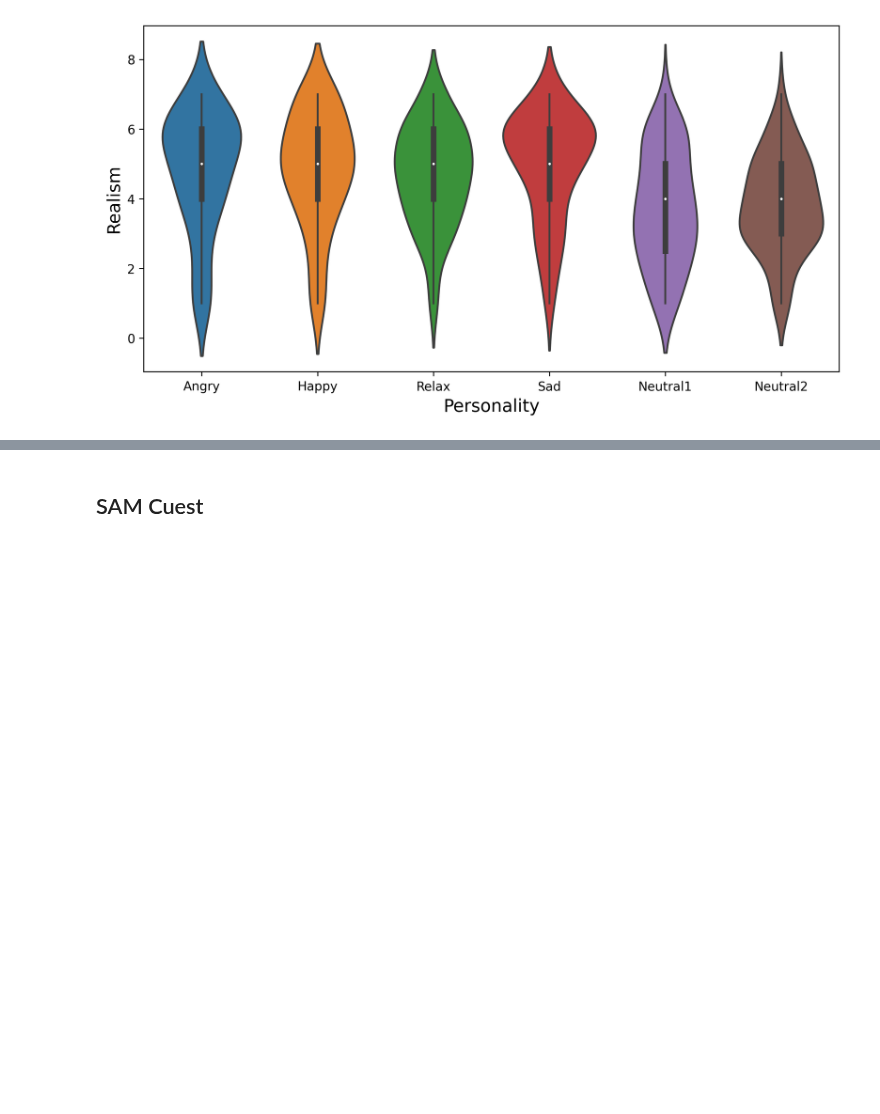
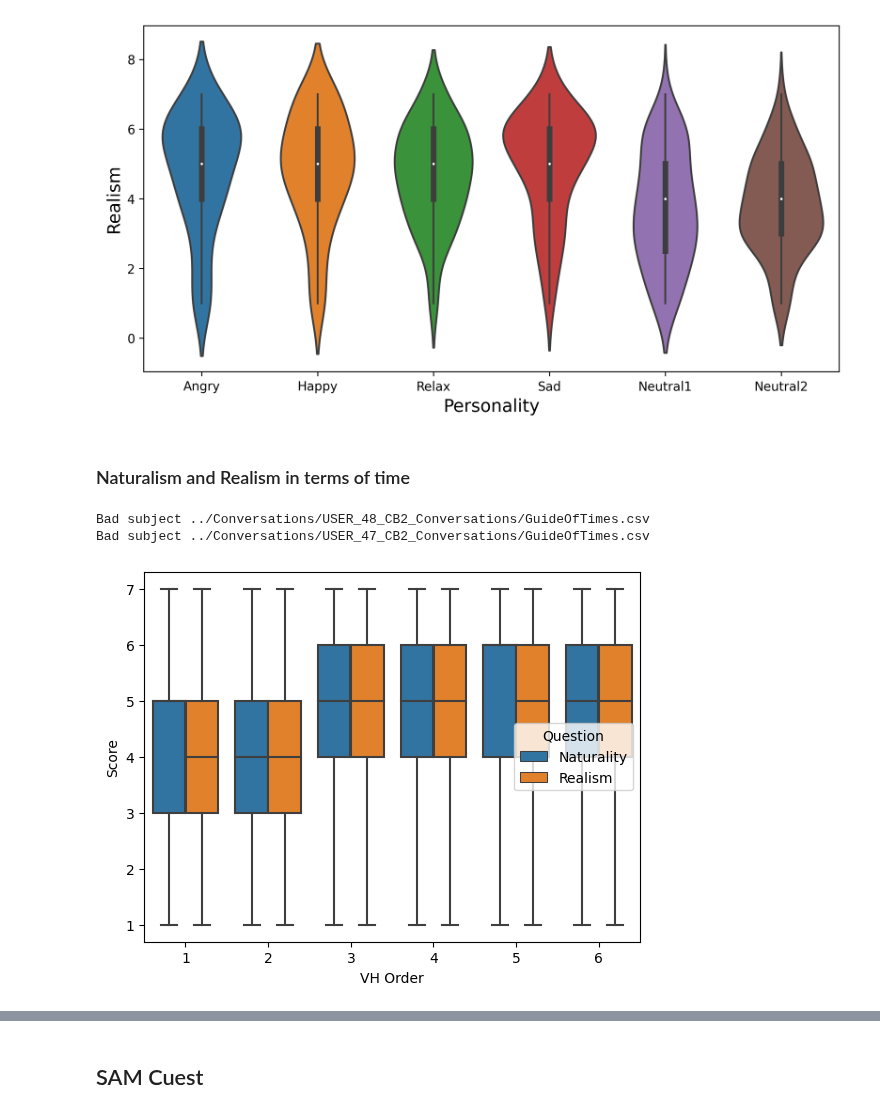
Before and after one commit to ASAPLableni/LableniBot, a Jupyter notebook: DataAnalysis/AnalysisQuest.ipynb, the cells around one changed output, grey strips where cells are left out. Drawn from its saved outputs; the diff is of its cells as text; code cells hidden in the pictures; blank space fills up the shorter version.

Commit message:
time evolution analysis

```diff
--- a/DataAnalysis/AnalysisQuest.ipynb
+++ b/DataAnalysis/AnalysisQuest.ipynb
@@ -852,3 +864,63 @@ P-value nan with significance ***
 [figure]
 P-value nan with significance ***
 [figure]
+# %% [markdown]
+### Naturalism and Realism in terms of time
+# %%
+time_evol_nr_list = []
+for subj in subj_no_depress_list:
+
+    path_to_got = "../Conversations/" + subj + "_Conversations/GuideOfTimes.csv"
+
+    try:
+        df_got = pd.read_csv(path_to_got, sep=";")
+    except:
+        print("Bad subject", path_to_got)
+        continue
+
+    order_of_the_emotions = ["Neutral1", "Neutral2"]
+    order_of_the_emotions += [v.split("_")[0] for v in df_got["Event"].values if "_start" in v and "Neutral" not in v]
+
+    for i_e, emot in enumerate(order_of_the_emotions):
+
+        if i_e+1 > 6:
+            continue
+
+        cond_subj = df_all_cuest["Usuario"] == subj
+        cond_emot = df_all_cuest["Personality"] == emot
+
+        if df_all_cuest[cond_subj & cond_emot].shape[0] == 0:
+            natural = np.nan
+            realism = np.nan
+        else:
+            natural = df_all_cuest[cond_subj & cond_emot]["Question1"].values[0]
+            realism = df_all_cuest[cond_subj & cond_emot]["Question2"].values[0]
+
+        time_evol_nr_list.append({
+            "Subject": subj,
+            "VH Order": str(i_e+1),
+            "Personality": emot,
+            "Score": natural,
+            "Question": "Naturality"
+        })
+
+        time_evol_nr_list.append({
+            "Subject": subj,
+            "VH Order": str(i_e+1),
+            "Personality": emot,
+            "Score": realism,
+            "Question": "Realism"
+        })
+# %% [output]
+Bad subject ../Conversations/USER_48_CB2_Conversations/GuideOfTimes.csv
+Bad subject ../Conversations/USER_47_CB2_Conversations/GuideOfTimes.csv
+# %%
+df_te_nr = pd.DataFrame(time_evol_nr_list)
+# %%
+# sns.boxplot(data=df_te_nr, x="VH Order", y="Naturality")
+order_list = ["1", "2", "3", "4", "5", "6"]
+sns.boxplot(x="VH Order", y="Score", hue="Question", data=df_te_nr, order=order_list)
+plt.savefig("Results/Images/TimeEvolutionNatRe.pdf", dpi=300, format="pdf")
+plt.show()
+# %% [output]
+[figure, added]
```
Also changed, not shown: parts of 9 cells of this notebook.
